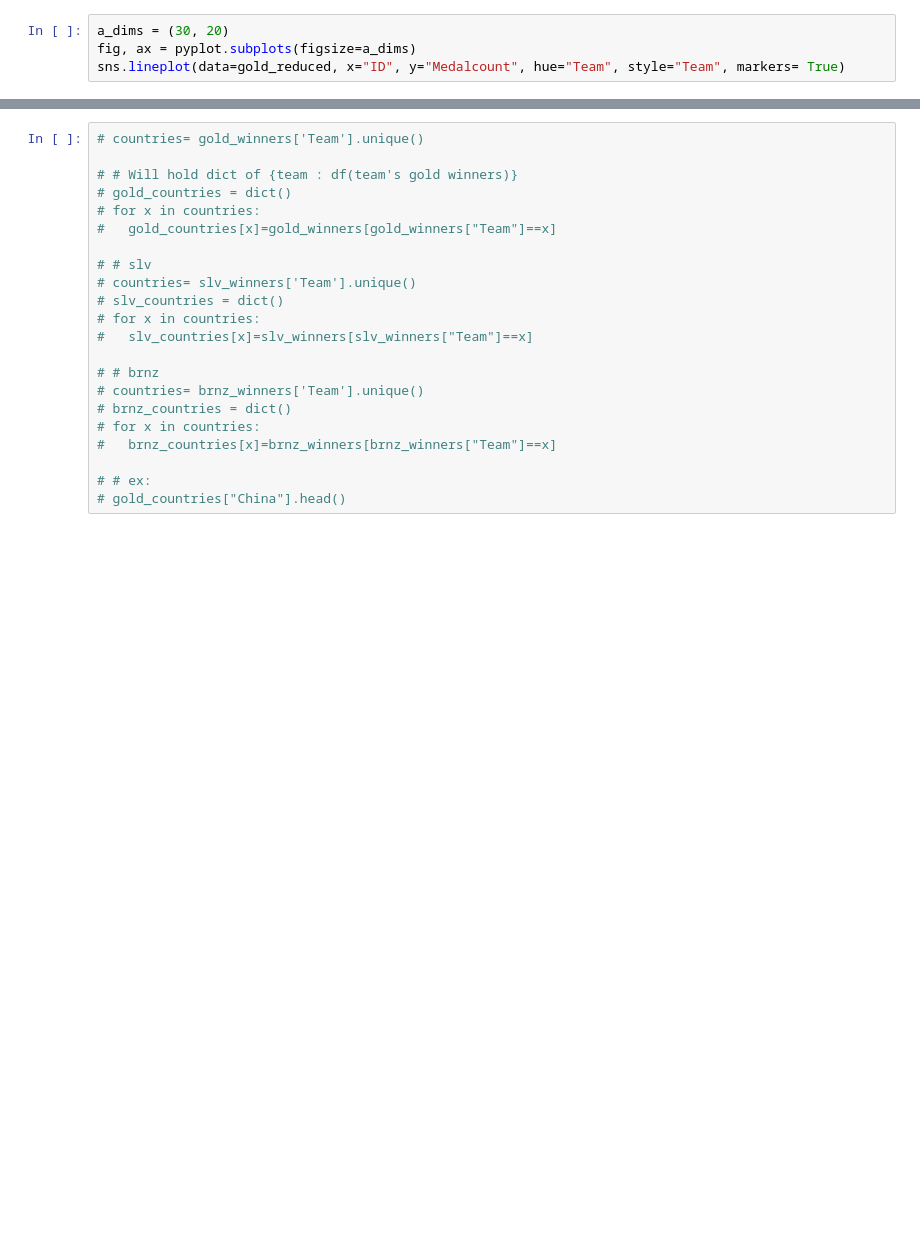
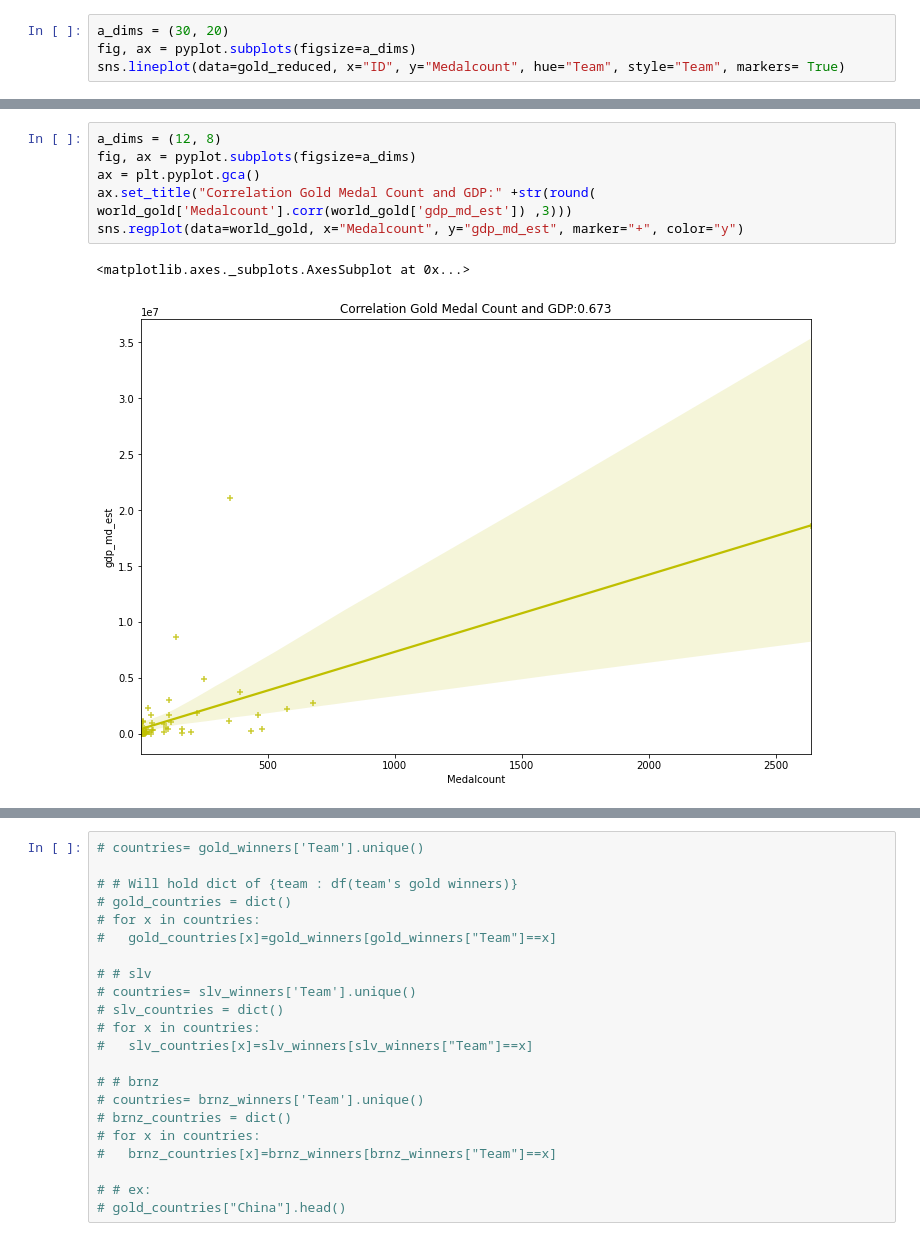
Before and after one commit to jd-gebbia/Applied_Analytics, a Jupyter notebook: AppliedAnalytics_Case1.ipynb, the cells around one changed output, grey strips where cells are left out. Drawn from its saved outputs; the diff is of its cells as text; blank space fills up the shorter version.

```diff
--- a/AppliedAnalytics_Case1.ipynb
+++ b/AppliedAnalytics_Case1.ipynb
@@ -184,0 +201,9 @@ world_brnz.plot(column='Medalcount', ax=base, cmap='Oranges',  legend=True,
+# %%
+a_dims = (12, 8)
+fig, ax = pyplot.subplots(figsize=a_dims)
+ax = plt.pyplot.gca()
+ax.set_title("Correlation Gold Medal Count and GDP:" +str(round( world_gold['Medalcount'].corr(world_gold['gdp_md_est']) ,3)))
+sns.regplot(data=world_gold, x="Medalcount", y="gdp_md_est", marker="+", color="y")
+# %% [output]
+<matplotlib.axes._subplots.AxesSubplot at 0x...>
+[figure, added]
```
Also changed, not shown: parts of 13 cells of this notebook.
